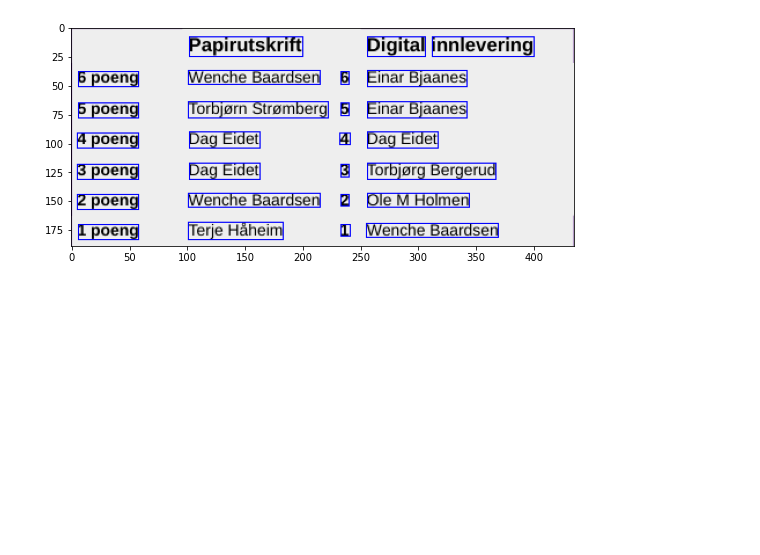
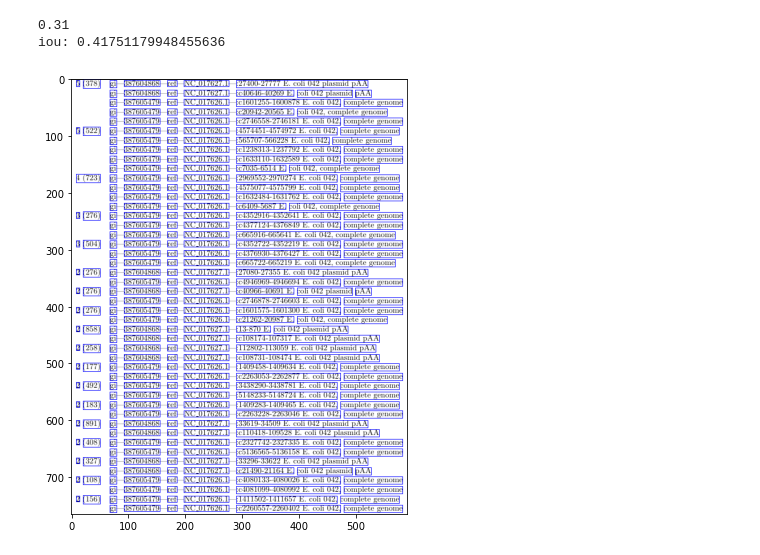
Before and after one commit to phantrung18072001/XLA, a Jupyter notebook: presentation.ipynb, the cells around one changed output. Cells and saved outputs as stored; diff of their text form; code cells hidden in the pictures; blank space fills up the shorter version.

```diff
--- a/presentation.ipynb
+++ b/presentation.ipynb
@@ -17,6 +42,23 @@ def resize(img, ratio):
+# %%
+def iou(boxA, boxB):
+    # determine the (x, y)-coordinates of the intersection rectangle
+    xTopLeft = max(boxA[0], boxB[0])
+    yTopLeft = max(boxA[1], boxB[1])
+    xBottomRight = min(boxA[2], boxB[2])
+    yBottomRight = min(boxA[3], boxB[3])
+    # caculate intersection rectangle's area
+    interArea = max(0, xBottomRight - xTopLeft + 1) * max(0, yBottomRight - yTopLeft + 1)
+    # caculate boxes's area
+    boxAArea = (boxA[2] - boxA[0] + 1) * (boxA[3] - boxA[1] + 1)
+    boxBArea = (boxB[2] - boxB[0] + 1) * (boxB[3] - boxB[1] + 1)
+    # union area = areas - the interesection area
+    iou = interArea / float(boxAArea + boxBArea - interArea)
+    # return the intersection over union value
+    return iou
 # %%
 # image for demo: 48866(anh mau), 19(anh khong duong), 32(anh co duong), 49392(anh ghep nhieu hang), 75011
-image = cv2.imread('train/19.png')
+image = cv2.imread('train/75048.png')
 result = image.copy()
+bound_coordinates = getCorrectBound('train/75048.png')
 imshow(result)
 # %% [output]
@@ -78,13 +120,35 @@ imshow(connected)
 # %%
 n_connected = resize(connected, 1/4)
 contours, hierarchy = cv2.findContours(n_connected.copy(), cv2.RETR_EXTERNAL, cv2.CHAIN_APPROX_NONE)
+
+iou_arr = []
+correctCellsImage = 0
+cellsImage = 0
+dt_bounds = []
 
 image1 = image.copy()
 for idx in range(len(contours)):
     x, y, w, h = cv2.boundingRect(contours[idx])
 
     if w > 4 and h > 4:
         cv2.rectangle(image1, (x, y), (x+w-1, y+h-1), (255, 0, 0), 1)
+        dt_bound = [x,y,x+w-1,y+h-1]
+        dt_bounds.append(dt_bound)
+
+for bound in bound_coordinates:
+    max_iou = 0
+    for dt_bound in dt_bounds:
+        iou_value = iou(dt_bound,bound)
+        max_iou = max(max_iou,iou_value)
+    if (max_iou > 0.5):
+        correctCellsImage += 1
+    cellsImage += 1
+    iou_arr.append(max_iou)
+precisionImage = round(correctCellsImage/cellsImage,2)
+print("precision" + str(precisionImage))
+print("iou: " + str(sum(iou_arr)/len(iou_arr)))
 imshow(image1)
 # %% [output]
+0.31
+iou: 0.41751179948455636
-[figure, old version]
+[figure, new version]
```
Also changed, not shown: parts of 10 cells of this notebook, 3 other files.
